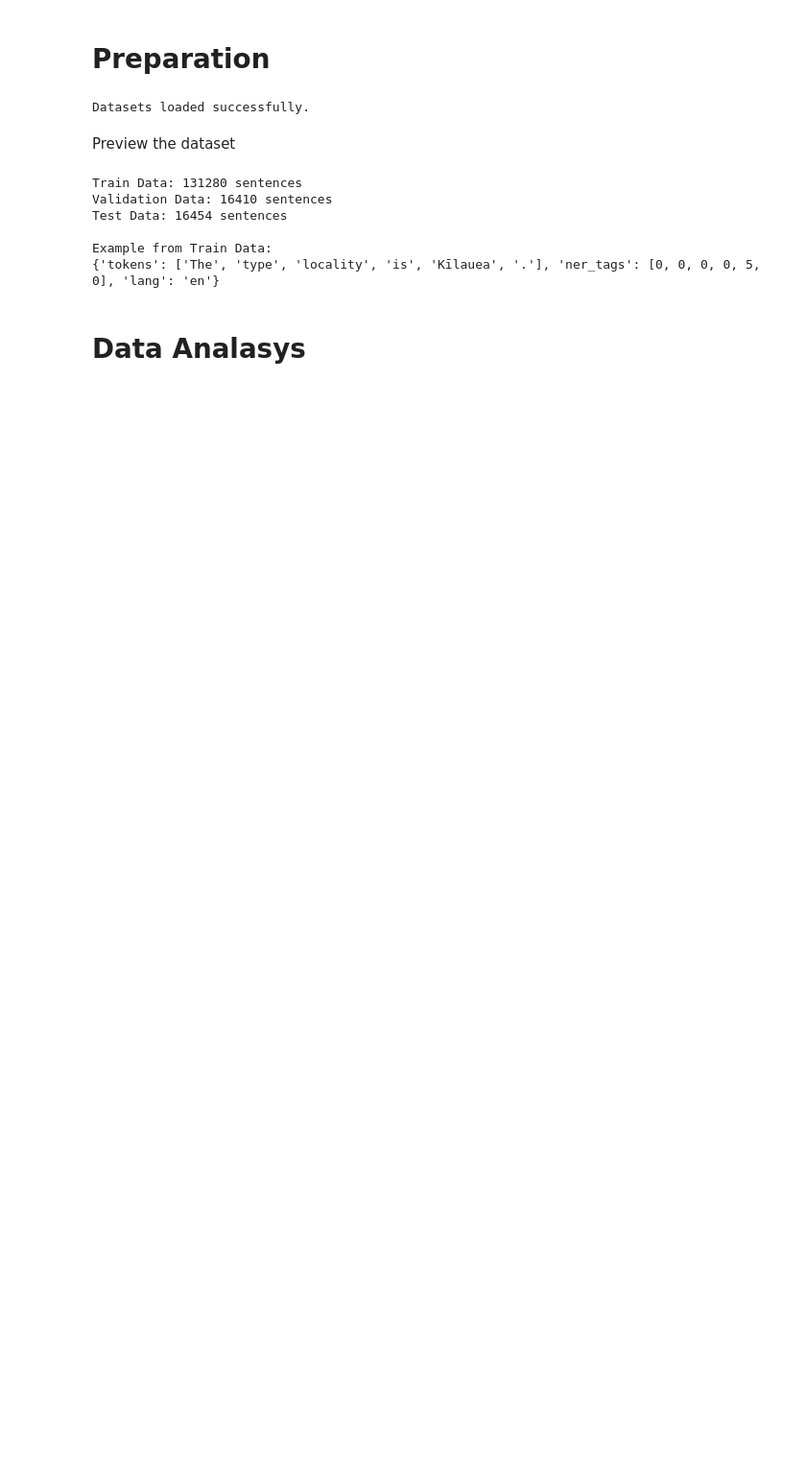
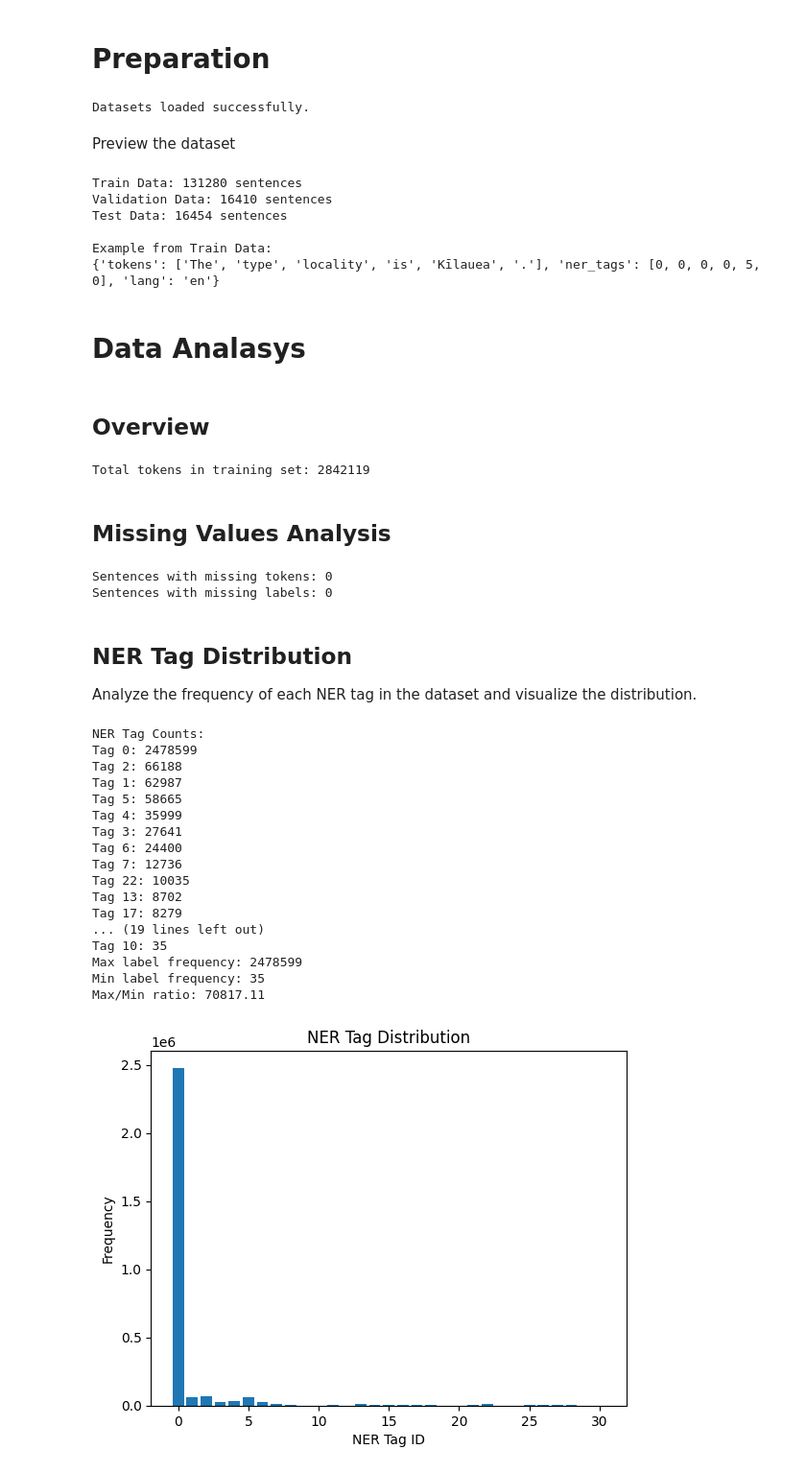
Before and after one commit to auphong2707/nlp-ner, a Jupyter notebook: EDA.ipynb, the cells around one changed output. Shown: that part at 96% size. Cells and saved outputs as stored; diff of their text form; code cells hidden in the pictures; blank space fills up the shorter version.

```diff
--- a/EDA.ipynb
+++ b/EDA.ipynb
@@ -44,3 +45,67 @@ Example from Train Data:
 {'tokens': ['The', 'type', 'locality', 'is', 'Kīlauea', '.'], 'ner_tags': [0, 0, 0, 0, 5, 0], 'lang': 'en'}
 # %% [markdown]
 # Data Analasys
+# %% [markdown]
+## Overview
+# %%
+# Dataset overview
+total_tokens = sum(len(item['tokens']) for item in train_data)
+print(f"Total tokens in training set: {total_tokens}")
+# %% [output]
+Total tokens in training set: 2842119
+# %% [markdown]
+## Missing Values Analysis
+# %%
+# Check missing tokens or ner_tags
+missing_tokens = sum(1 for item in train_data if not item['tokens'])
+missing_labels = sum(1 for item in train_data if not item['ner_tags'])
+
+print(f"Sentences with missing tokens: {missing_tokens}")
+print(f"Sentences with missing labels: {missing_labels}")
+# %% [output]
+Sentences with missing tokens: 0
+Sentences with missing labels: 0
+# %% [markdown]
+## NER Tag Distribution
+Analyze the frequency of each NER tag in the dataset and visualize the distribution.
+# %%
+# Distribution of NER tags
+all_labels = [tag for item in train_data for tag in item['ner_tags']]
+label_counter = Counter(all_labels)
+
+print("NER Tag Counts:")
+for tag, count in sorted(label_counter.items(), key=lambda x: x[1], reverse=True):
+    print(f"Tag {tag}: {count}")
+
+max_count = max(label_counter.values())
+min_count = min(label_counter.values())
+
+print(f"Max label frequency: {max_count}")
+print(f"Min label frequency: {min_count}")
+print(f"Max/Min ratio: {max_count / min_count:.2f}")
+
+# Bar plot
+plt.bar(label_counter.keys(), label_counter.values())
+plt.title("NER Tag Distribution")
+plt.xlabel("NER Tag ID")
+plt.ylabel("Frequency")
+plt.show()
+# %% [output]
+NER Tag Counts:
+Tag 0: 2478599
+Tag 2: 66188
+Tag 1: 62987
+Tag 5: 58665
+Tag 4: 35999
+Tag 3: 27641
+Tag 6: 24400
+Tag 7: 12736
+Tag 22: 10035
+Tag 13: 8702
+Tag 17: 8279
+... (19 lines left out)
+Tag 10: 35
+Max label frequency: 2478599
+Min label frequency: 35
+Max/Min ratio: 70817.11
+[figure, added]
```
Also changed, not shown: parts of 7 cells of this notebook.
